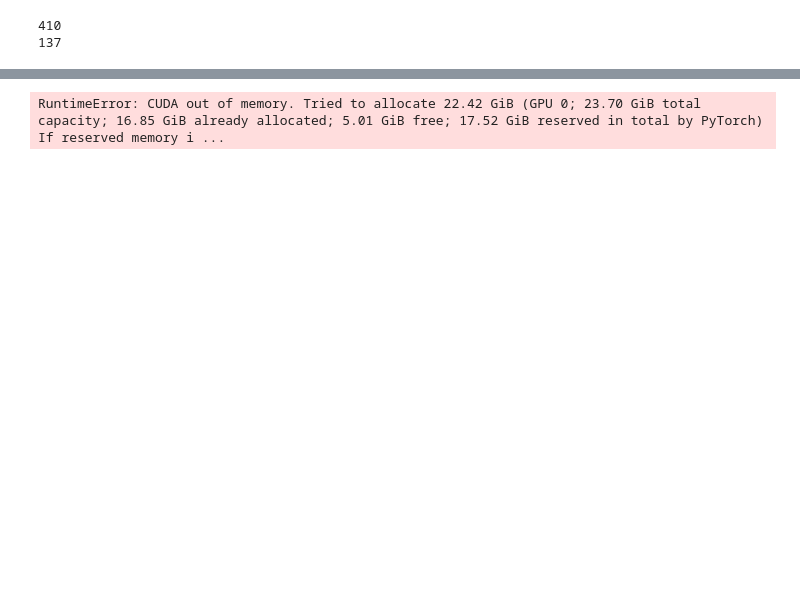
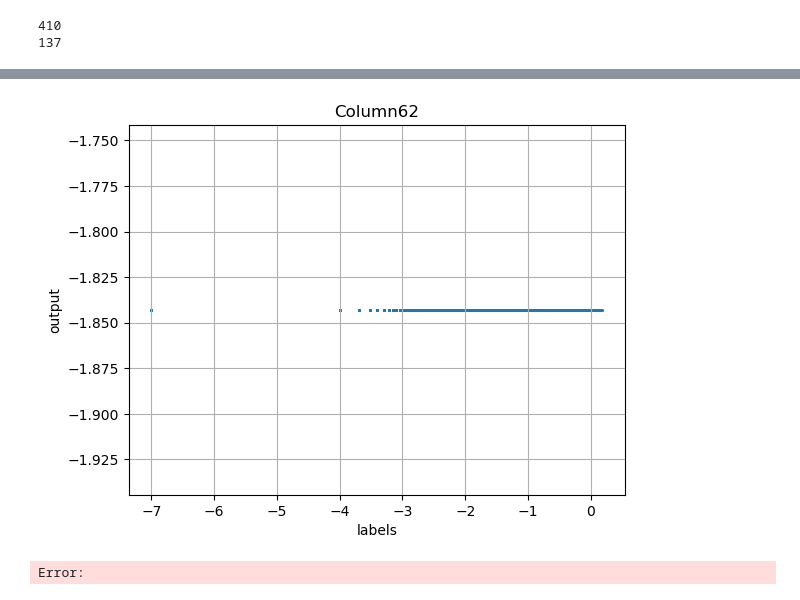
Before and after one commit to ishiken4869/LSTM_regression, a Jupyter notebook: LSTM_regression.ipynb, the cells around one changed output, grey strips where cells are left out. Saved outputs shown, nothing was run; the diff lists cells and outputs as text; code cells hidden in the pictures; blank space fills up the shorter version.

```diff
--- a/LSTM_regression.ipynb
+++ b/LSTM_regression.ipynb
@@ -357,7 +317,10 @@ test_Loss: 0.654
 model.eval()
 device = torch.device('cuda:0' if torch.cuda.is_available() else 'cpu')
 
-batch_size = len(test_dataset)
+y_list = []
+y_pred_list = []
+
+batch_size = 1
 
 test_dataloader = torch.utils.data.DataLoader(test_dataset, batch_size=batch_size, drop_last=True)
 
@@ -372,14 +335,18 @@ for batch, (x, y) in enumerate(test_dataloader):
     state_h = state_h.detach()
     state_c = state_c.detach()
 
-
-import matplotlib.pyplot as plt
-plt.scatter(y.cpu().detach().numpy(), y_pred_permute[0, dataset.max_length-1].cpu().detach().numpy())
-plt.title(REGRESSION_COL)
-plt.xlabel("labels")
-plt.ylabel("output")
-plt.grid(True)
-
-plt.show()
+    y_list.append(y.cpu().detach().numpy())
+    y_pred_list.append(y_pred_permute[0, dataset.max_length-1].cpu().detach().numpy())
-# %% [output]
-RuntimeError: CUDA out of memory. Tried to allocate 22.42 GiB (GPU 0; 23.70 GiB total capacity; 16.85 GiB already allocated; 5.01 GiB free; 17.52 GiB reserved in total by PyTorch) If reserved memory i ...
+# %%
+
+import matplotlib.pyplot as plt
+plt.scatter(y_list, y_pred_list, s=1)
+plt.title(REGRESSION_COL)
+plt.xlabel("labels")
+plt.ylabel("output")
+plt.grid(True)
+
+plt.show()
+# %% [output]
+[figure, added]
+Error:
```
Also changed, not shown: parts of 12 cells of this notebook, 1 other file.
